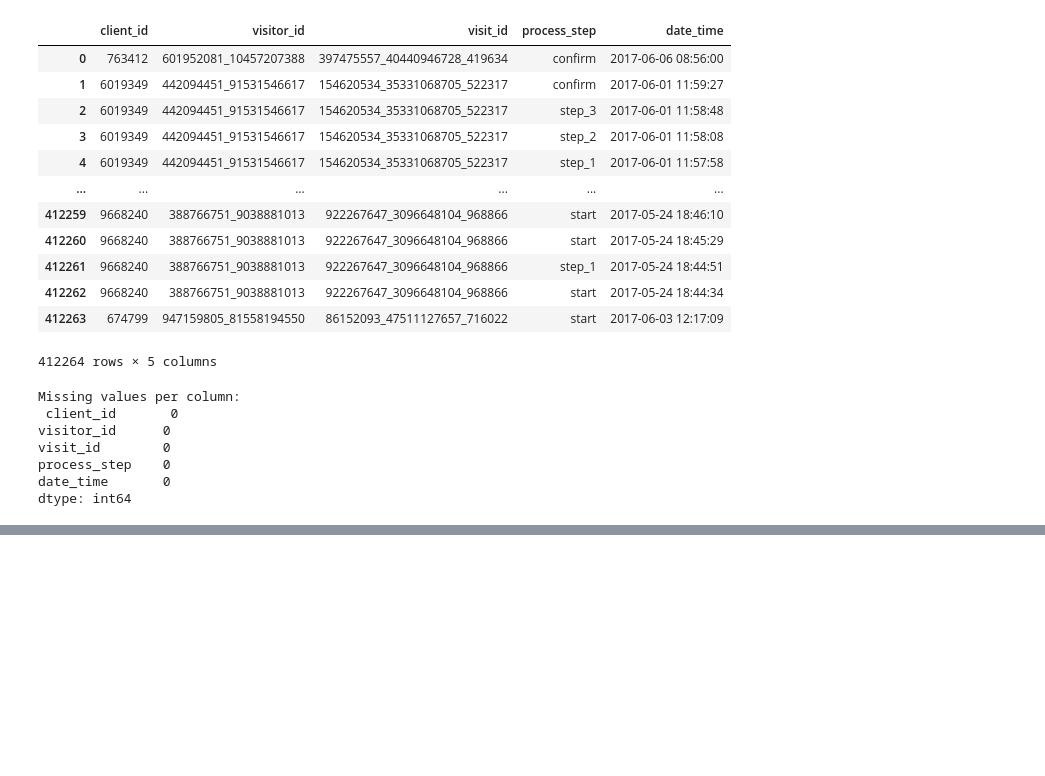
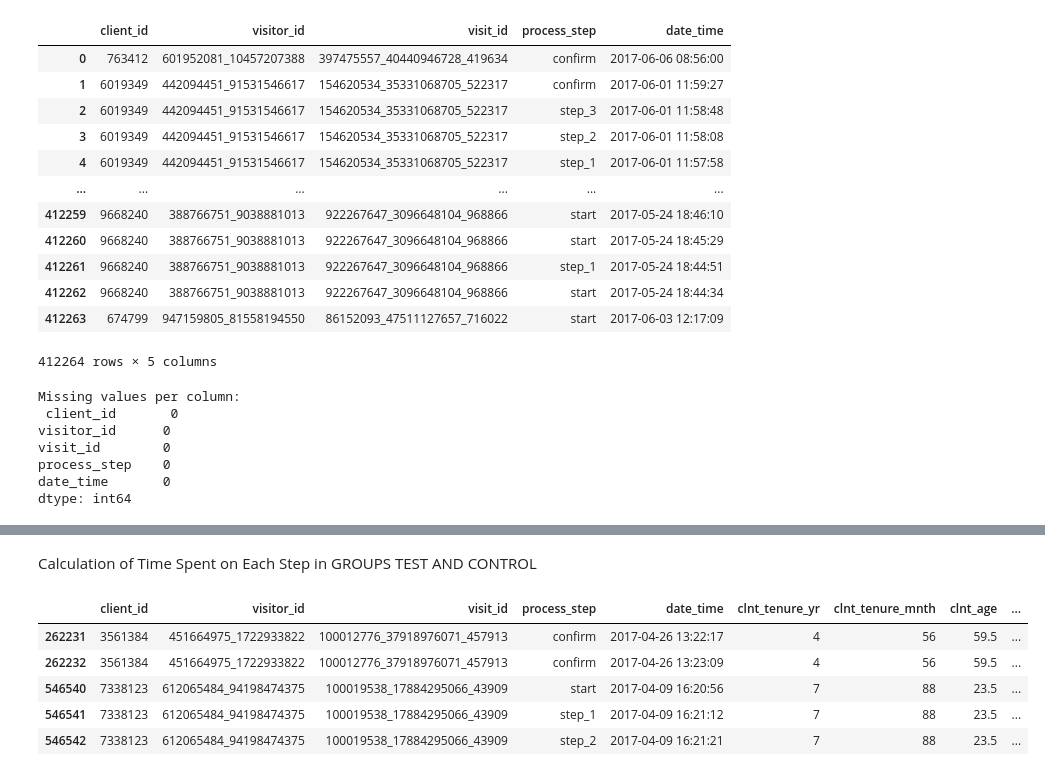
Before and after one commit to mombolionnel-max/Project_vanguard, a Jupyter notebook: PROJECT VANGUARD MERGED (1).ipynb, the cells around one changed output, grey strips where cells are left out. Cells and saved outputs as stored; diff of their text form; code cells hidden in the pictures; blank space fills up the shorter version.

```diff
--- a/PROJECT VANGUARD MERGED (1).ipynb
+++ b/PROJECT VANGUARD MERGED (1).ipynb
@@ -181,0 +234,17 @@ merged
+# %% [markdown]
+Calculation of Time Spent on Each Step in GROUPS TEST AND CONTROL
+# %%
+# conversion to datetime format for time calculations
+merged['date_time'] = pd.to_datetime(merged['date_time'])
+
+# Sort by visit_id and date_time to do calculation on the same visit session
+merged = merged.sort_values(by=['visit_id', 'date_time'])
+
+merged.head()
+# %% [output]
+|  | client_id | visitor_id | visit_id | process_step | date_time | clnt_tenure_yr | clnt_tenure_mnth | clnt_age | ... |
+| 262231 | 3561384 | 451664975_1722933822 | 100012776_37918976071_457913 | confirm | 2017-04-26 13:22:17 | 4 | 56 | 59.5 | ... |
+| 262232 | 3561384 | 451664975_1722933822 | 100012776_37918976071_457913 | confirm | 2017-04-26 13:23:09 | 4 | 56 | 59.5 | ... |
+| 546540 | 7338123 | 612065484_94198474375 | 100019538_17884295066_43909 | start | 2017-04-09 16:20:56 | 7 | 88 | 23.5 | ... |
+| 546541 | 7338123 | 612065484_94198474375 | 100019538_17884295066_43909 | step_1 | 2017-04-09 16:21:12 | 7 | 88 | 23.5 | ... |
+| 546542 | 7338123 | 612065484_94198474375 | 100019538_17884295066_43909 | step_2 | 2017-04-09 16:21:21 | 7 | 88 | 23.5 | ... |
```
Also changed, not shown: parts of 13 cells of this notebook.
